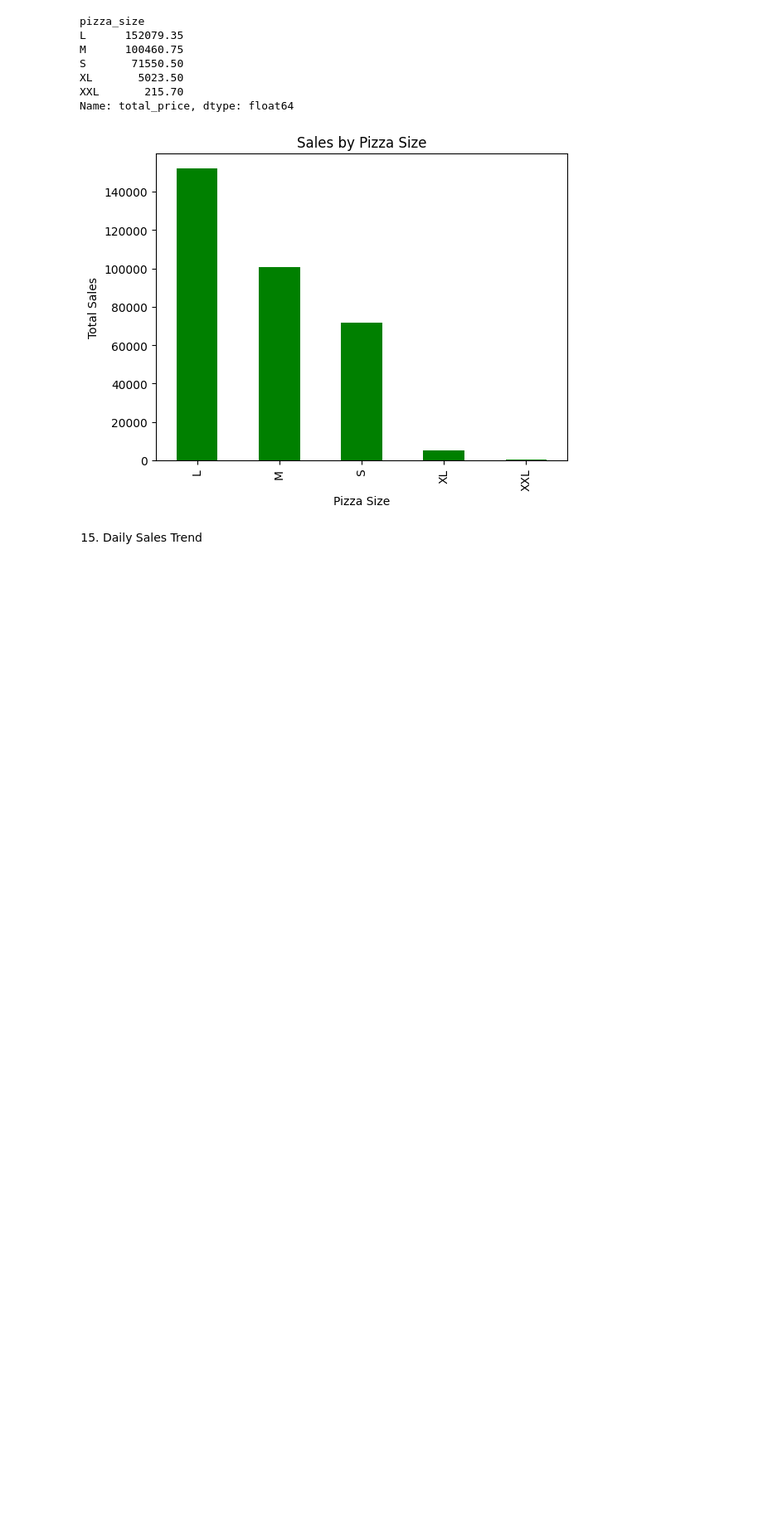
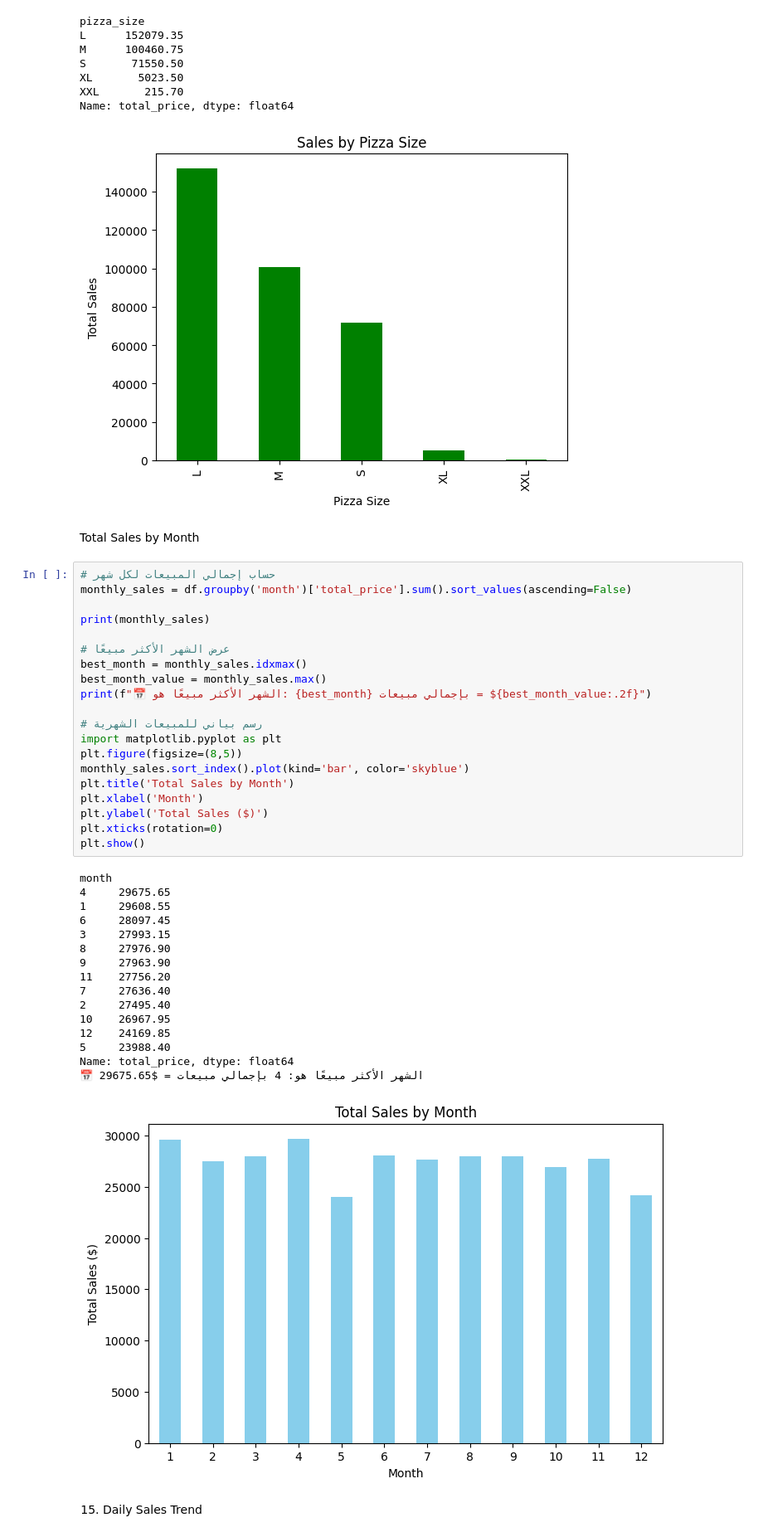
Before and after one commit to Nour-Gue/Big-Data-TP, a Jupyter notebook: TP3/tp3.ipynb, the cells around one changed output. Shown at 83% size. Cells and saved outputs as stored; diff of their text form; blank space fills up the shorter version.

```diff
--- a/TP3/tp3.ipynb
+++ b/TP3/tp3.ipynb
@@ -297,6 +297,45 @@ XL       5023.50
 XXL       215.70
 Name: total_price, dtype: float64
 [figure]
+# %% [markdown]
+Total Sales by Month
+# %%
+# حساب إجمالي المبيعات لكل شهر
+monthly_sales = df.groupby('month')['total_price'].sum().sort_values(ascending=False)
+
+print(monthly_sales)
+
+# عرض الشهر الأكثر مبيعًا
+best_month = monthly_sales.idxmax()
+best_month_value = monthly_sales.max()
+print(f"📅 الشهر الأكثر مبيعًا هو: {best_month} بإجمالي مبيعات = ${best_month_value:.2f}")
+
+# رسم بياني للمبيعات الشهرية
+import matplotlib.pyplot as plt
+plt.figure(figsize=(8,5))
+monthly_sales.sort_index().plot(kind='bar', color='skyblue')
+plt.title('Total Sales by Month')
+plt.xlabel('Month')
+plt.ylabel('Total Sales ($)')
+plt.xticks(rotation=0)
+plt.show()
+# %% [output]
+month
+4     29675.65
+1     29608.55
+6     28097.45
+3     27993.15
+8     27976.90
+9     27963.90
+11    27756.20
+7     27636.40
+2     27495.40
+10    26967.95
+12    24169.85
+5     23988.40
+Name: total_price, dtype: float64
+📅 الشهر الأكثر مبيعًا هو: 4 بإجمالي مبيعات = $29675.65
+[figure, added]
 # %% [markdown]
 15. Daily Sales Trend
 # %%
```
Also changed, not shown: 7 other files.
